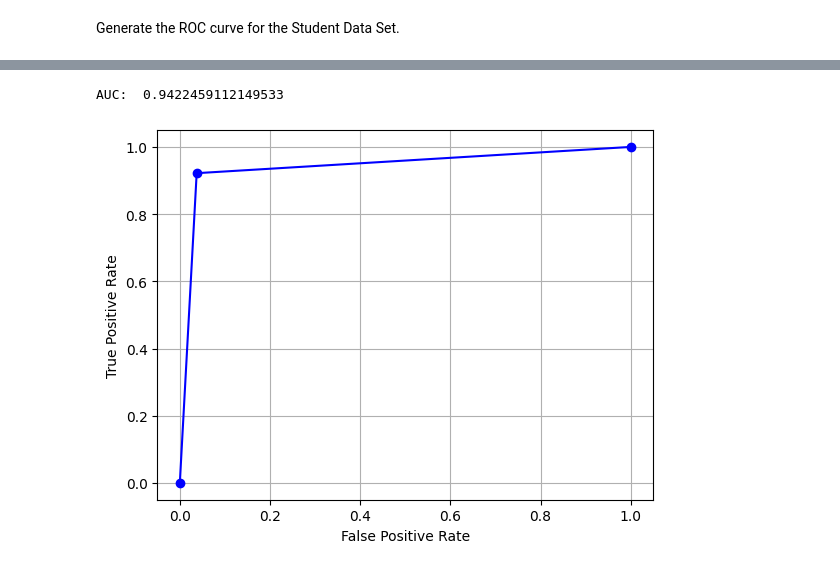
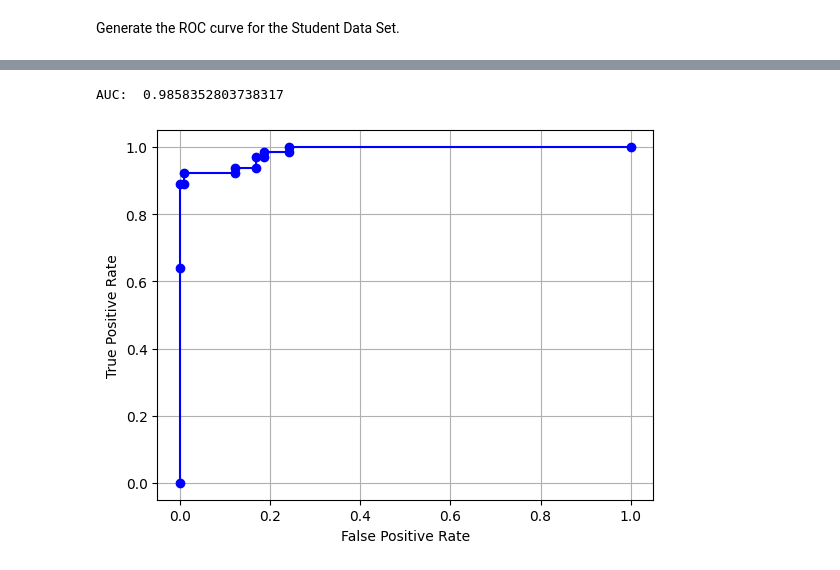
Before and after one commit to pctiope/AI221, a Jupyter notebook: Linear_and_Logistic_Regression/mex1_2.ipynb, the cells around one changed output, grey strips where cells are left out. Drawn from its saved outputs; the diff is of its cells as text; code cells hidden in the pictures.

```diff
--- a/Linear_and_Logistic_Regression/mex1_2.ipynb
+++ b/Linear_and_Logistic_Regression/mex1_2.ipynb
@@ -54,9 +56,9 @@ print(breast_cancer_wisconsin_diagnostic.variables)
 ## Tumor Data Set
 # %%
 # Extract the regressors and the target from the data frame
-x, y = features.iloc[:,:].to_numpy(), targets.iloc[:,0].to_numpy()
+# x, y = features.iloc[:,:].to_numpy(), targets.iloc[:,0].to_numpy()
 
-X_train, X_test, y_train, y_test = train_test_split(x, y, test_size=0.3, random_state=0, stratify=y)
+X_train, X_test, y_train, y_test = train_test_split(features, targets, test_size=0.3, random_state=0, stratify=targets)
 print(X_train.shape)
 print(X_test.shape)
 
@@ -90,7 +92,7 @@ print(f"Testing F1 Score: {testing_f1_score}")
 print(f"Testing Precision Score: {testing_precision_score}")
 print(f"Testing Recall Score: {testing_recall_score}")
 
-x_transpose = x.transpose()
+x_transpose = features.transpose()
 std_list = []
 mean_list = []
 for i in range(x_transpose.shape[0]):
@@ -177,17 +218,19 @@ Generate the ROC curve for the Student Data Set.
 # %%
 from sklearn import metrics
 
-# Convert string labels to binary (1 for 'M', 0 for 'B')
+# Use the predicted probabilities for the positive class (Malignant, 'M')
+y2 = model.predict_proba(X_test)
+
 y_test_bin = (y_test == 'M').astype(int)
-ypred_bin = (ypred == 'M').astype(int)
+y_test_bin_values = y_test_bin['Diagnosis'].values
 
-fpr, tpr, thresholds = metrics.roc_curve(y_test_bin, ypred_bin)
-print(f"AUC: ", metrics.roc_auc_score(y_test_bin, ypred_bin))
+fpr, tpr, thresholds = metrics.roc_curve(y_test_bin_values, y2[:, 1])
+print(f"AUC: ", metrics.roc_auc_score(y_test_bin_values, y2[:, 1]))
 plt.plot(fpr, tpr, 'b-o')
 plt.xlabel('False Positive Rate')
 plt.ylabel('True Positive Rate')
 plt.grid()
 plt.show()
 # %% [output]
-AUC:  0.9422459112149533
+AUC:  0.9858352803738317
-[figure, old version]
+[figure, new version]
```
Also changed, not shown: parts of 5 cells of this notebook, 2 other files.
